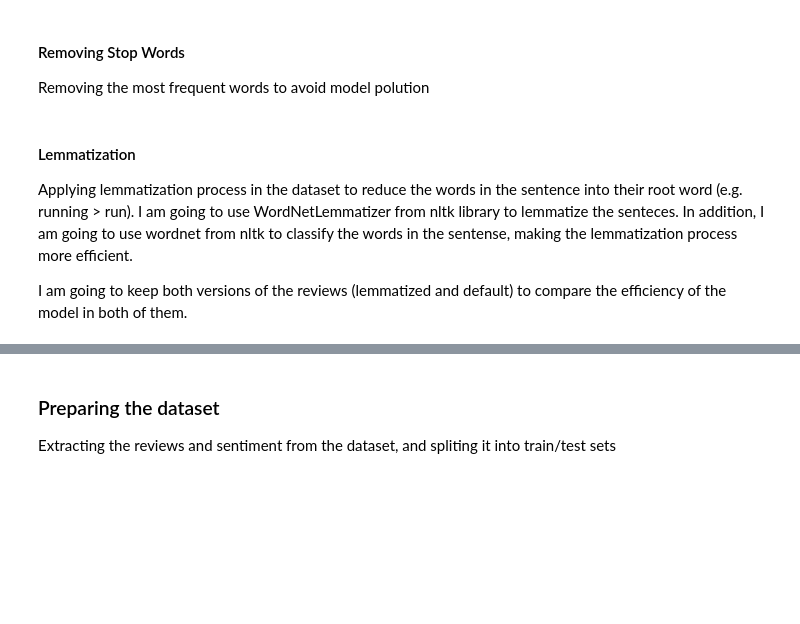
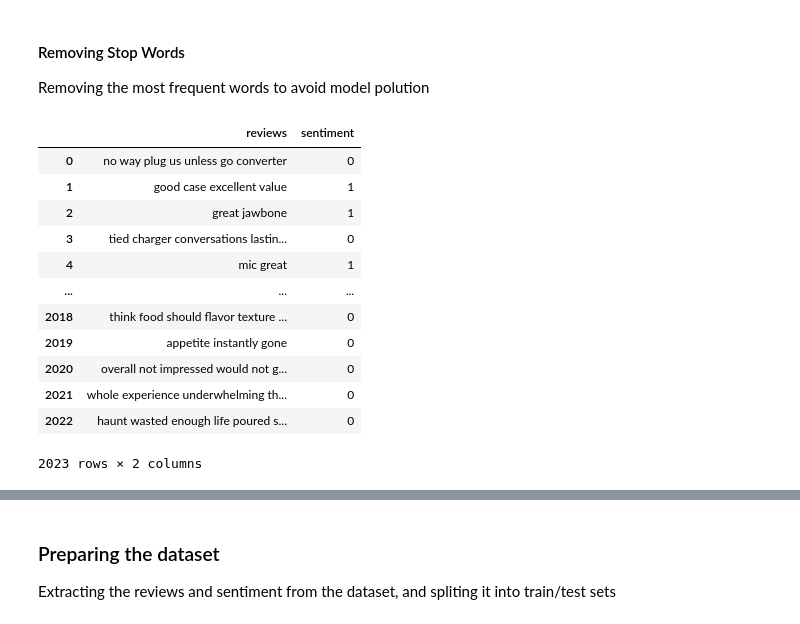
Before and after one commit to vitoraugustosousa/ISY503-Assessment-3, a Jupyter notebook: Assessment3.ipynb, the cells around one changed output, grey strips where cells are left out. Cells and saved outputs as stored; diff of their text form; code cells hidden in the pictures; blank space fills up the shorter version.

```diff
--- a/Assessment3.ipynb
+++ b/Assessment3.ipynb
@@ -173,11 +301,3 @@ reviews_df
 #### Removing Stop Words
 
 Removing the most frequent words to avoid model polution
-# %%
-from collections import Counter
-cnt = Counter()
-for review in reviews_df['reviews'].values:
-    for word in review.split():
-        cnt[word] += 1
-
-cnt.most_common(50)
@@ -204,18 +304,41 @@ reviews_df
-# %% [markdown]
-#### Lemmatization
-
-Applying lemmatization process in the dataset to reduce the words in the sentence into their root word (e.g. running > run). I am going to use WordNetLemmatizer from nltk library to lemmatize the senteces. In addition, I am going to use wordnet from nltk to classify the words in the sentense, making the lemmatization process more efficient.
-
-I am going to keep both versions of the reviews (lemmatized and default) to compare the efficiency of the model in both of them.
-# %%
-from nltk.corpus import wordnet
-from nltk.stem import WordNetLemmatizer
-
-lemmatizer = WordNetLemmatizer()
-wordnet_map = {"N":wordnet.NOUN, "V":wordnet.VERB, "J":wordnet.ADJ, "R":wordnet.ADV}
-def lemmatize_words(review):
-    pos_tagged_review = nltk.pos_tag(review.split())
-    return " ".join([lemmatizer.lemmatize(word, wordnet_map.get(pos[0], wordnet.NOUN)) for word, pos in pos_tagged_review])
-
-reviews_df["reviews_lemmatized"] = reviews_df["reviews"].apply(lambda review: lemmatize_words(review))
-reviews_df
+# %%
+#Creating list of words to be removed
+common_words = ['the', 'and', 'a', 'i', 'is', 'to', 'it', 'this', 'of','was', 'in',
+                    'for', 'that', 'with', 'my', 'on', 'you', 'but', 'have', 'are', 'as',
+                    'its', 'be', 'had', 'at', 'were', 'there', 'an', 'if', 'from', 'they',
+                    'i', 'me', 'my', 'myself', 'we', 'our', 'ours', 'ourselves', 'you',
+                    "you're", "you've", "you'll", "you'd", 'your', 'yours','yourself',
+                    'yourselves', 'he', 'him', 'his', 'himself', 'she', "she's", 'her',
+                    'hers', 'herself', 'it', "it's", 'its','itself', 'they', 'them',
+                    'their', 'theirs', 'themselves', 'what', 'which', 'who', 'whom',
+                    'this', 'that', "that'll", 'these','those', 'am', 'is', 'are', 'was',
+                    'were', 'be', 'been', 'being', 'have', 'has', 'had', 'having', 'do',
+                    'does', 'did','doing', 'a', 'an', 'the', 'and', 'but', 'if', 'or',
+                    'because', 'as', 'until', 'while', 'of', 'at', 'by', 'for', 'with','about',
+                    'against', 'between', 'into', 'through', 'during', 'before', 'after',
+                    'to', 'from', 'again', 'further', 'then', 'once', 'here', 'there',
+                    'when', 'where', 'why', 'how', 'both', 'each','other', 'some', 'such',
+                    'own', 'same', 'so','than','s', 't', 'can', 'will', 'just', 'now',
+                    'd', 'll', 'm', 'o', 're', 've', 'y']
+
+remove_words = set([word for word in common_words])
+def remove_common_words(review):
+
+    return " ".join([word for word in str(review).split() if word not in remove_words])
+
+reviews_df['reviews'] = reviews_df['reviews'].apply(lambda review: remove_common_words(review))
+reviews_df
+# %% [output]
+|  | reviews | sentiment |
+| 0 | no way plug us unless go converter | 0 |
+| 1 | good case excellent value | 1 |
+| 2 | great jawbone | 1 |
+| 3 | tied charger conversations lastin... | 0 |
+| 4 | mic great | 1 |
+| ... | ... | ... |
+| 2018 | think food should flavor texture ... | 0 |
+| 2019 | appetite instantly gone | 0 |
+| 2020 | overall not impressed would not g... | 0 |
+| 2021 | whole experience underwhelming th... | 0 |
+| 2022 | haunt wasted enough life poured s... | 0 |
+2023 rows × 2 columns
```
Also changed, not shown: parts of 78 cells of this notebook, 7 other files.
